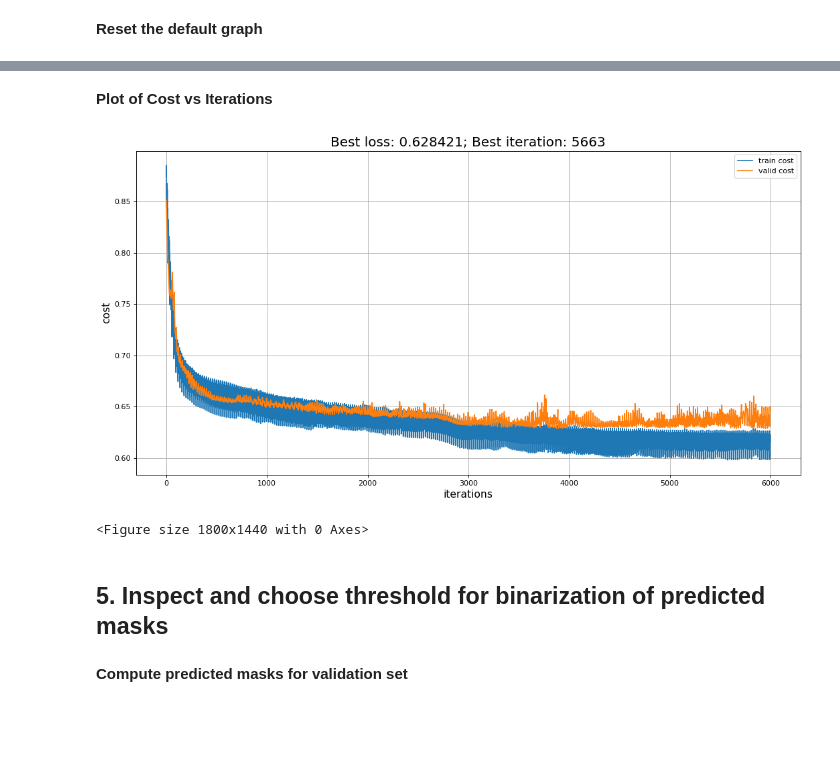
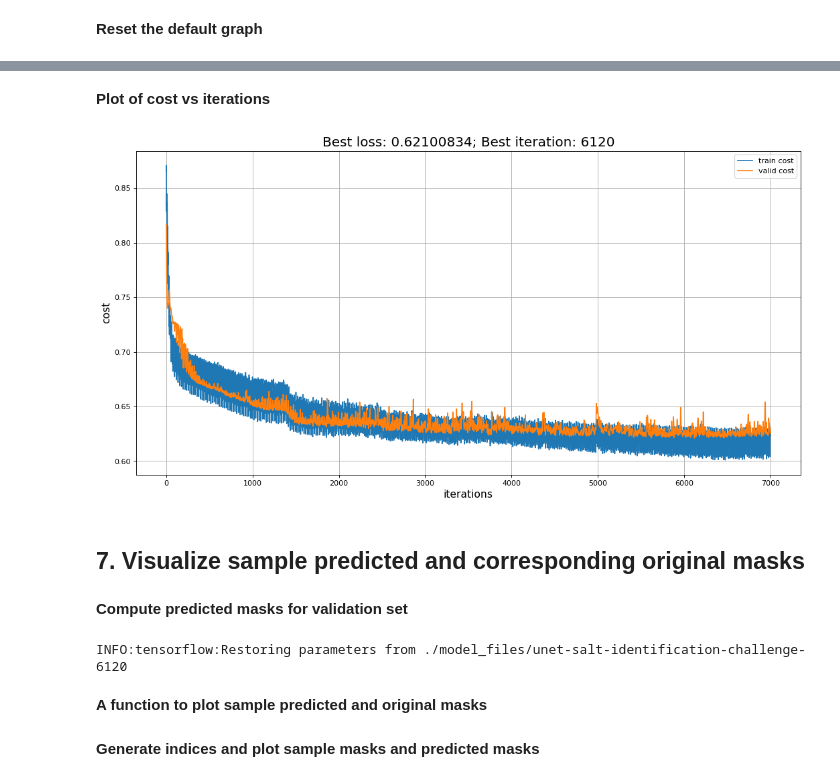
Before and after one commit to itratrahman/machine_learning_projects, a Jupyter notebook: salt_identification_challenge/models/unet.ipynb, the cells around one changed output, grey strips where cells are left out. Cells and saved outputs as stored; diff of their text form; code cells hidden in the pictures; blank space fills up the shorter version.

Commit message:
reran unet of salt identification

```diff
--- a/salt_identification_challenge/models/unet.ipynb
+++ b/salt_identification_challenge/models/unet.ipynb
@@ -44,7 +649,7 @@ tensorflow random seed:  62
 **Set some directories**
 # %%
 # input directory
-input_dir = '../input'
+input_dir = '../input/'
 # directories of train and test images
 TRAIN_IMG_DIR = os.path.join(input_dir, 'train')
 TEST_IMG_DIR = os.path.join(input_dir, 'test')
@@ -52,8 +657,6 @@ TEST_IMG_DIR = os.path.join(input_dir, 'test')
 model_dir = './model_files/'
 # directory of submission files
 submission_dir = "./submission_files/"
-# directory of plot figures
-figure_dir = "./model_cost_figures/"
 # %% [markdown]
 **Inspect the masks of training set**
 # %%
@@ -727,0 +841,23 @@ def create_predictions(model_path, X, Y_, training, test_ids, n_folds,
+# %%
+# kernel sizes of conv and deconv layers
+kernel_sizes = [7,7,5,3]
+# number of filters of each conv layer
+conv_filters = [32,64,128,256]
+# stride
+strides = 1
+# max pool kernel size and strides
+max_pool_kernel_size = 2
+max_pool_strides = 2
+# number of filters of each deconv layer
+conv_transpose_filters = [256,128,64,1]
+learning_rate=0.0001*0.4
+# batch size
+batch_size = 200
+# max iteration
+max_iter = 7000
+# Image Dimensions
+IMG_HEIGHT, IMG_WIDTH, IMG_CHANNELS,IMG_HEIGHT_RESIZE,IMG_WIDTH_RESIZE,MASK_CHANNELS = 101, 101, 3, 128, 128,1
+# create unet
+model = unet(IMG_HEIGHT, IMG_WIDTH, IMG_CHANNELS,IMG_HEIGHT_RESIZE,IMG_WIDTH_RESIZE,MASK_CHANNELS,
+             conv_filters, conv_transpose_filters, kernel_sizes, strides,
+             max_pool_kernel_size, max_pool_strides, learning_rate, device, tf_rand_seed, np_rand_seed)
@@ -728,8 +886,16 @@ def create_predictions(model_path, X, Y_, training, test_ids, n_folds,
 # %%
+# randomly generate train and validation indices
 train_indices = np.random.choice(len(train_ids), round(len(train_ids)*0.95), replace=False)
 validation_indices = np.array(list(set(range(len(train_ids))) - set(train_indices)))
 print("Size of train set:", len(train_indices))
 print("Size of validation set:", len(validation_indices))
+# name of model
+model_name = 'unet-salt-identification-challenge'
+# arguments for train batch passed to the train method
+args =(train_ids, TRAIN_IMG_DIR, IMG_HEIGHT, IMG_WIDTH, IMG_CHANNELS, MAX)
+model.train_model(max_iter,batch_size,
+                  train_indices,validation_indices,train_ids,
+                  model_dir, model_name, generate_batch,*args)
 # %% [output]
 Size of train set: 3800
 Size of validation set: 200
@@ -793,21 +903,36 @@ Tensor("conv2d_transpose_3/BiasAdd:0", shape=(?, 128, 128, 1), dtype=float32, de
 # %% [markdown]
-**Plot of Cost vs Iterations**
+**Plot of cost vs iterations**
 # %%
 plt.figure(figsize=(16, 8), dpi= 80, facecolor='w', edgecolor='k')
-plt.plot(train_cost, label = 'train cost')
-plt.plot(valid_cost, label = 'valid cost')
+plt.plot(model.train_cost, label = 'train cost')
+plt.plot(model.valid_cost, label = 'valid cost')
 plt.xlabel('iterations', fontsize = 14)
 plt.ylabel('cost', fontsize = 14)
-plt.title("Best loss: "+str(best_cost)+"; Best iteration: "+str(best_iteration),fontsize = 18)
+plt.title("Best loss: "+str(model.best_cost)+"; Best iteration: "+str(model.best_iteration),fontsize = 18)
 plt.legend()
 plt.grid()
 plt.show()
-# save the figure in the designated directory
-plt.savefig(figure_dir + 'cost_vs_iterations.png', bbox_inches='tight')
 # %% [output]
-[figure, old version]
+[figure, new version]
-<Figure size 1800x1440 with 0 Axes>
-# %% [markdown]
-## 5. Inspect and choose threshold for binarization of predicted masks
+# %% [markdown]
+## 7. Visualize sample predicted and corresponding original masks
 # %% [markdown]
 **Compute predicted masks for validation set**
+# %%
+# generate batch of images and masks for validation set
+image_validation, mask_validation =  generate_batch(validation_indices, train_ids, TRAIN_IMG_DIR,
+                                                    IMG_HEIGHT, IMG_WIDTH, IMG_CHANNELS, MAX, train_set=True)
+# feed dict for validation set
+feed_dict_validation =  {model.X: image_validation.astype(np.float32), model.Y: mask_validation.astype(np.float32),
+                         model.training: False, model.cond: np.array([0,0])}
+# compute the predicted mask of the validation set
+with tf.Session() as sess:
+    # restore the best model
+    model_path = model_dir+model_name+"-"+str(model.best_iteration)
+    model.saver.restore(sess, model_path)
+    # compute predicted masks
+    mask_predicted = sess.run(model.Y_, feed_dict=feed_dict_validation)
+# %% [output]
+INFO:tensorflow:Restoring parameters from ./model_files/unet-salt-identification-challenge-6120
+# %% [markdown]
+**A function to plot sample predicted and original masks**
@@ -813,0 +1001,2 @@ plt.savefig(figure_dir + 'cost_vs_iterations.png', bbox_inches='tight')
+# %% [markdown]
+**Generate indices and plot sample masks and predicted masks**
```
Also changed, not shown: parts of 86 cells of this notebook.
